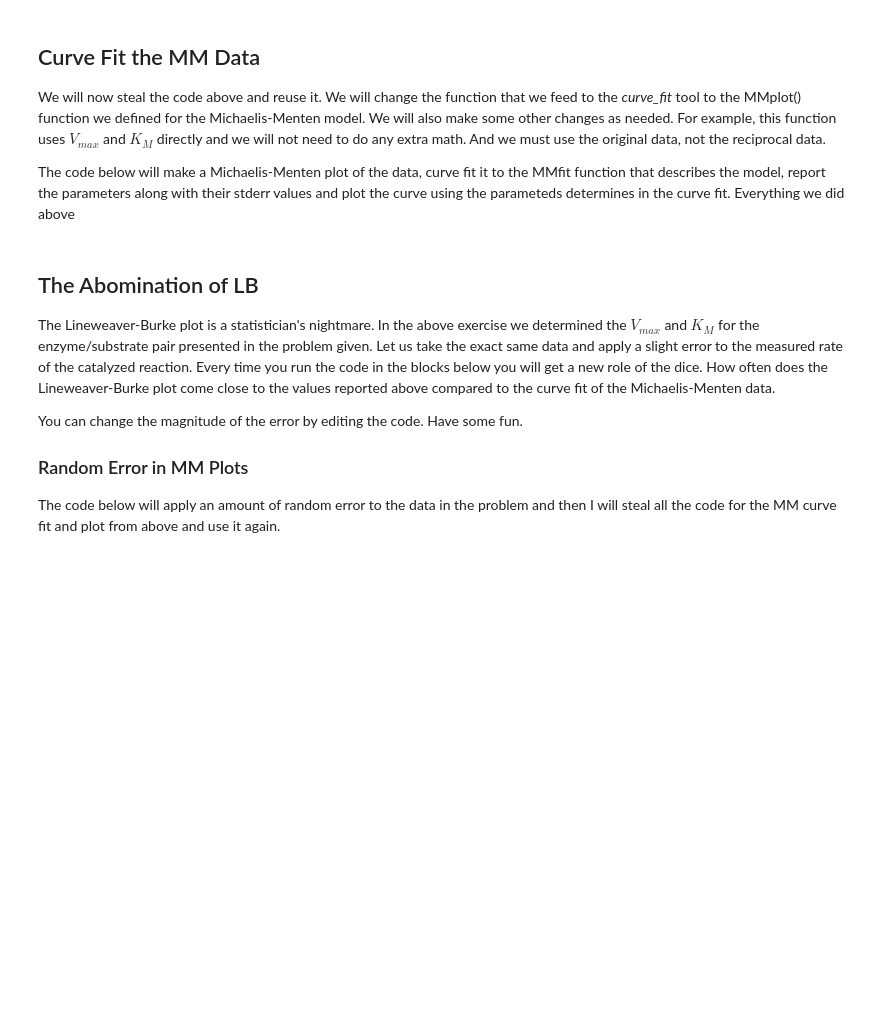
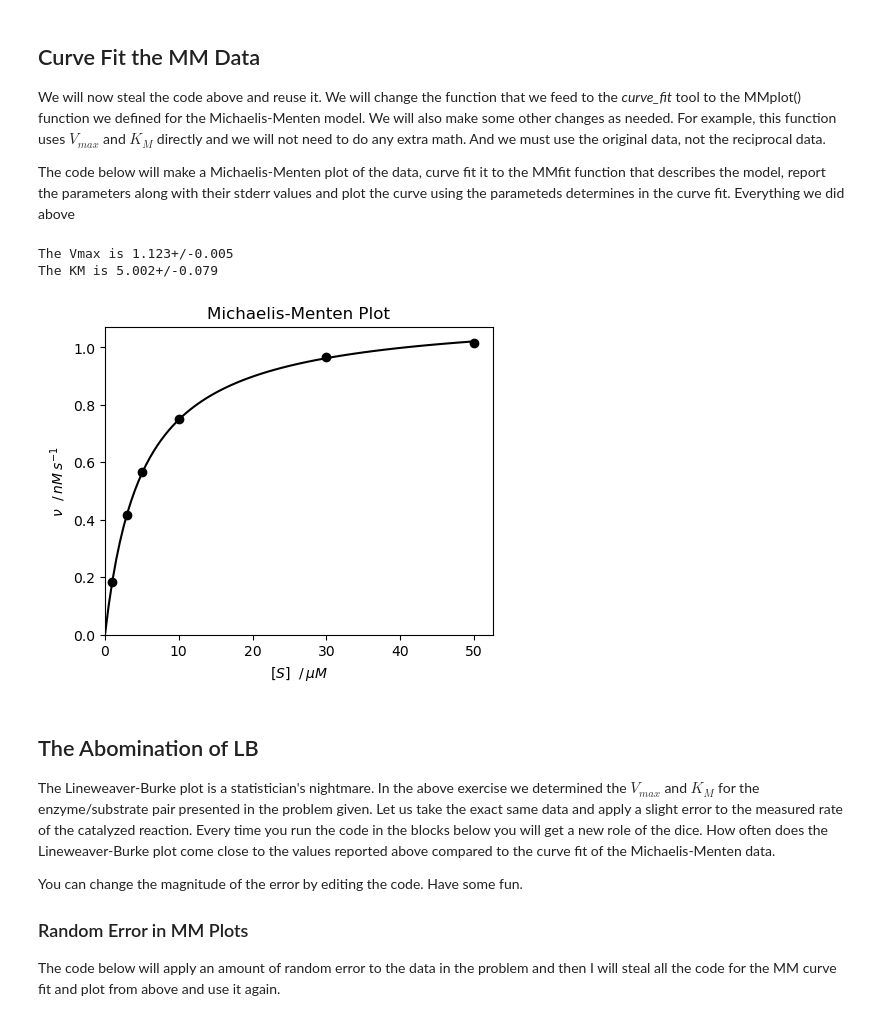
Before and after one commit to blinkletter/3530Biochem, a Jupyter notebook: T3_MM_Intro_basics_functions.ipynb, the cells around one changed output. Cells and saved outputs as stored; diff of their text form; code cells hidden in the pictures; blank space fills up the shorter version.

```diff
--- a/T3_MM_Intro_basics_functions.ipynb
+++ b/T3_MM_Intro_basics_functions.ipynb
@@ -309,73 +249,44 @@ The code below will make a Michaelis-Menten plot of the data, curve fit it to th
 # %%
 ####################################
 ### Perform the curve fit
 ####################################
+
+x = conc_penicillin
+y = rate
 
 params, stats = curve_fit(MMplot, x, y)   ## two objects are returned
 
 ####################################
 ### Interpret the results
 ####################################
 
 v_max, KM = params   ### pull out the two values in the params object
-
 perr = np.sqrt(np.diag(stats))        ### convert covariance matrix to stdev values
 stdev_v_max, stdev_KM = perr          ### pull out the two stdev values
 
 v_max_u = un.ufloat(v_max,stdev_v_max)        ## create a value with uncertainty built in
 KM_u = un.ufloat(KM,stdev_KM)
 
 print(f"The Vmax is {v_max_u:0.3f}")          ## Observe that the single variable now combines the value and the uncertainty
 print(f"The KM is {KM_u:0.3f}")
 print()
 
-################################
-### make a list of x values from zero to the end of the line
-################################
+####################################
+### Present the plot with the curve fit line
+####################################
 
-x_fit = np.linspace(0, np.max(x), 100)  ## 100 points from 0 to the highest value on LB plot x-axis
+Make_MM_Plot_With_Line(x,y)
 
-################################
-### Feed that list into the function for the line fit
-################################
+####################################
+### Record the results for later
+####################################
 
-y_fit = MMplot(x_fit,v_max,KM)
-
-################################
-### Steal the plot code from above and add a line to plot the calculated line fit
-################################
-
-######################
-### Create an empty plot
-#####################
-
-plt.rcdefaults()
-plt.figure(figsize=(5,4))
-
-######################
-### Plot the data and the curve fit line
-#####################
-
-plt.plot(x, y, "ko")
-plt.plot(x_fit, y_fit, "k-")
-
-######################
-### Add some style
-#####################
-
-plt.ylim(0, None)
-plt.xlim(0, None)
-
-plt.ylabel(r"$\nu\ \ /\,nM\: s^{-1}$")   ### The $ indicates "math typesetting language"
-plt.xlabel(r"$[S]\ \ /\,\mu M$")
-plt.title("Michaelis-Menten Plot")
-
-######################
-### Display and export the plot
-#####################
-
-#plt.savefig("MM_plot.pdf")
-plt.show()
+true_v_max = 1.123   ### Results of MM curve fit
+true_KM = 5.002
+# %% [output]
+The Vmax is 1.123+/-0.005
+The KM is 5.002+/-0.079
+[figure, added]
 # %% [markdown]
 ## The Abomination of LB
 
```
Also changed, not shown: parts of 7 cells of this notebook.
